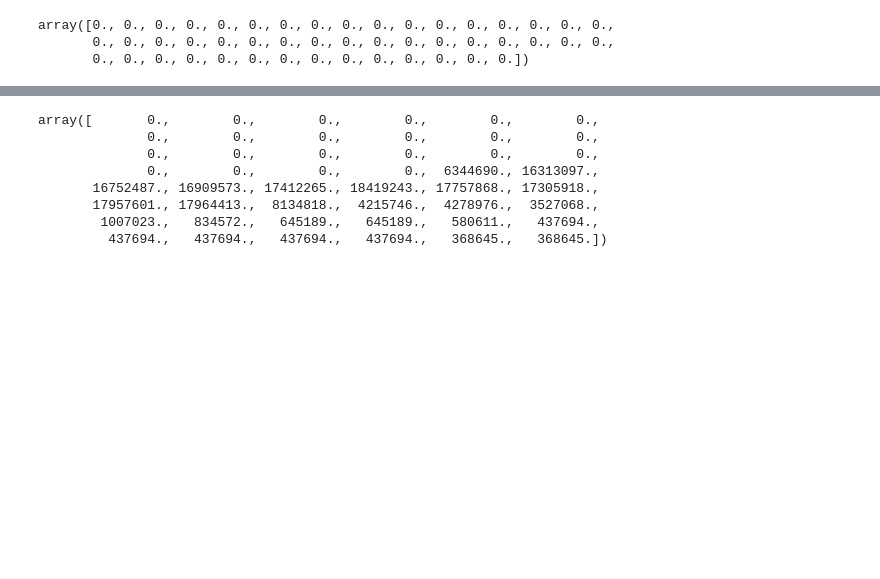
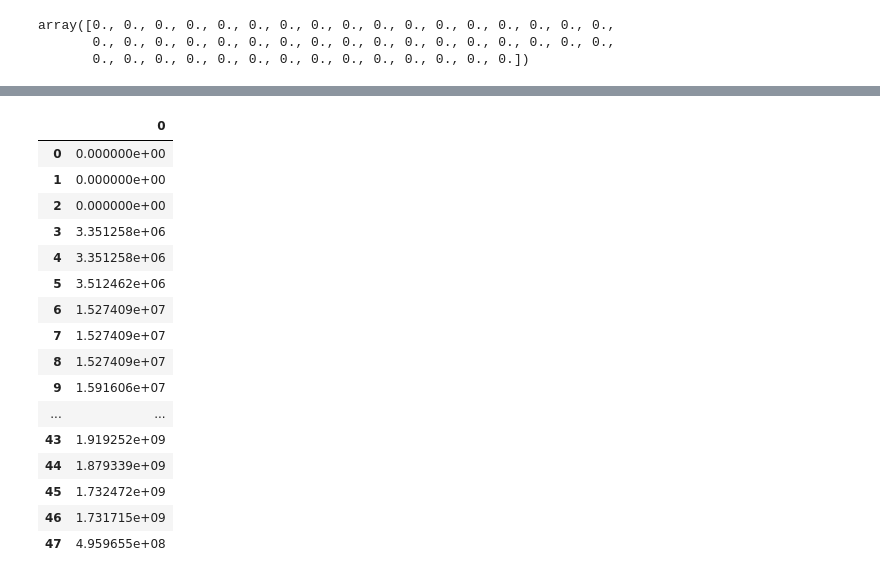
Before and after one commit to lisa2271/Praktika, a Jupyter notebook: praktika.ipynb, the cells around one changed output, grey strips where cells are left out. Cells and saved outputs as stored; diff of their text form; code cells hidden in the pictures; blank space fills up the shorter version.

```diff
--- a/praktika.ipynb
+++ b/praktika.ipynb
@@ -143,13 +180,2 @@ array([       0.        ,        0.        ,        0.        ,
-# %%
-np.round(t_arr)
-# %% [output]
-array([       0.,        0.,        0.,        0.,        0.,        0.,
-              0.,        0.,        0.,        0.,        0.,        0.,
-              0.,        0.,        0.,        0.,        0.,        0.,
-              0.,        0.,        0.,        0.,  6344690., 16313097.,
-       16752487., 16909573., 17412265., 18419243., 17757868., 17305918.,
-       17957601., 17964413.,  8134818.,  4215746.,  4278976.,  3527068.,
-        1007023.,   834572.,   645189.,   645189.,   580611.,   437694.,
-         437694.,   437694.,   437694.,   437694.,   368645.,   368645.])
 # %%
 import matplotlib.pyplot as plt
@@ -155,0 +184,20 @@ import matplotlib.pyplot as plt
+# %%
+df
+# %% [output]
+|  | 0 |
+| 0 | 0.000000e+00 |
+| 1 | 0.000000e+00 |
+| 2 | 0.000000e+00 |
+| 3 | 3.351258e+06 |
+| 4 | 3.351258e+06 |
+| 5 | 3.512462e+06 |
+| 6 | 1.527409e+07 |
+| 7 | 1.527409e+07 |
+| 8 | 1.527409e+07 |
+| 9 | 1.591606e+07 |
+| ... | ... |
+| 43 | 1.919252e+09 |
+| 44 | 1.879339e+09 |
+| 45 | 1.732472e+09 |
+| 46 | 1.731715e+09 |
+| 47 | 4.959655e+08 |
```
Also changed, not shown: parts of 10 cells of this notebook.
